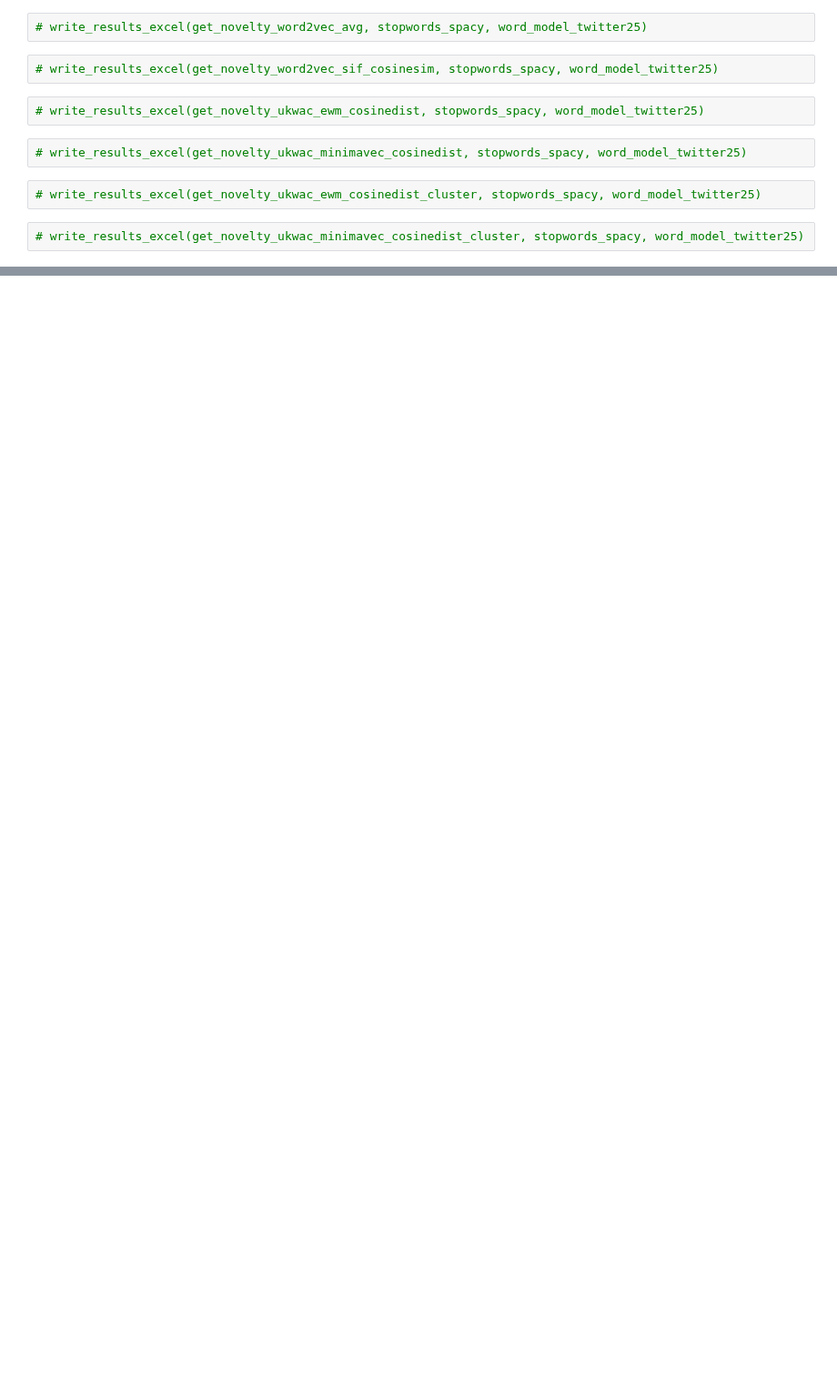
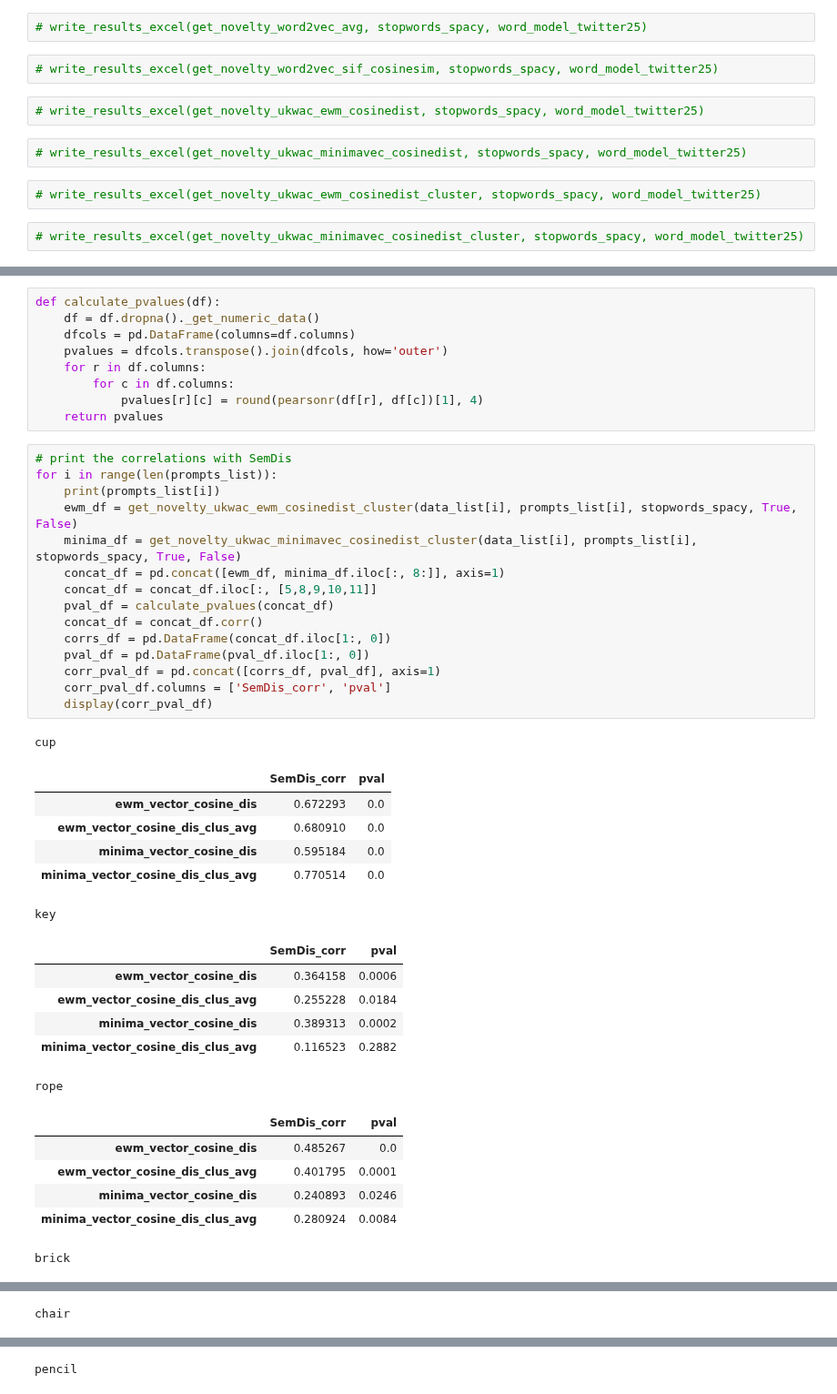
Before and after one commit to DijunQuant/AUT-Scoring, a Jupyter notebook: scripts/novelty_algo.ipynb, the cells around one changed output, grey strips where cells are left out. Shown at 91% size. Drawn from its saved outputs; the diff is of its cells as text; blank space fills up the shorter version.

```diff
--- a/scripts/novelty_algo.ipynb
+++ b/scripts/novelty_algo.ipynb
@@ -715,0 +690,44 @@ def write_results_excel(method, stopwords, model):
+# %%
+def calculate_pvalues(df):
+    df = df.dropna()._get_numeric_data()
+    dfcols = pd.DataFrame(columns=df.columns)
+    pvalues = dfcols.transpose().join(dfcols, how='outer')
+    for r in df.columns:
+        for c in df.columns:
+            pvalues[r][c] = round(pearsonr(df[r], df[c])[1], 4)
+    return pvalues
+# %%
+# print the correlations with SemDis
+for i in range(len(prompts_list)):
+    print(prompts_list[i])
+    ewm_df = get_novelty_ukwac_ewm_cosinedist_cluster(data_list[i], prompts_list[i], stopwords_spacy, True, False)
+    minima_df = get_novelty_ukwac_minimavec_cosinedist_cluster(data_list[i], prompts_list[i], stopwords_spacy, True, False)
+    concat_df = pd.concat([ewm_df, minima_df.iloc[:, 8:]], axis=1)
+    concat_df = concat_df.iloc[:, [5,8,9,10,11]]
+    pval_df = calculate_pvalues(concat_df)
+    concat_df = concat_df.corr()
+    corrs_df = pd.DataFrame(concat_df.iloc[1:, 0])
+    pval_df = pd.DataFrame(pval_df.iloc[1:, 0])
+    corr_pval_df = pd.concat([corrs_df, pval_df], axis=1)
+    corr_pval_df.columns = ['SemDis_corr', 'pval']
+    display(corr_pval_df)
+# %% [output]
+cup
+|  | SemDis_corr | pval |
+| ewm_vector_cosine_dis | 0.672293 | 0.0 |
+| ewm_vector_cosine_dis_clus_avg | 0.680910 | 0.0 |
+| minima_vector_cosine_dis | 0.595184 | 0.0 |
+| minima_vector_cosine_dis_clus_avg | 0.770514 | 0.0 |
+key
+|  | SemDis_corr | pval |
+| ewm_vector_cosine_dis | 0.364158 | 0.0006 |
+| ewm_vector_cosine_dis_clus_avg | 0.255228 | 0.0184 |
+| minima_vector_cosine_dis | 0.389313 | 0.0002 |
+| minima_vector_cosine_dis_clus_avg | 0.116523 | 0.2882 |
+rope
+|  | SemDis_corr | pval |
+| ewm_vector_cosine_dis | 0.485267 | 0.0 |
+| ewm_vector_cosine_dis_clus_avg | 0.401795 | 0.0001 |
+| minima_vector_cosine_dis | 0.240893 | 0.0246 |
+| minima_vector_cosine_dis_clus_avg | 0.280924 | 0.0084 |
+brick
@@ -715,0 +739 @@ def write_results_excel(method, stopwords, model):
+chair
@@ -715,0 +745 @@ def write_results_excel(method, stopwords, model):
+pencil
```
Also changed, not shown: parts of 12 cells of this notebook, 3 other files.
